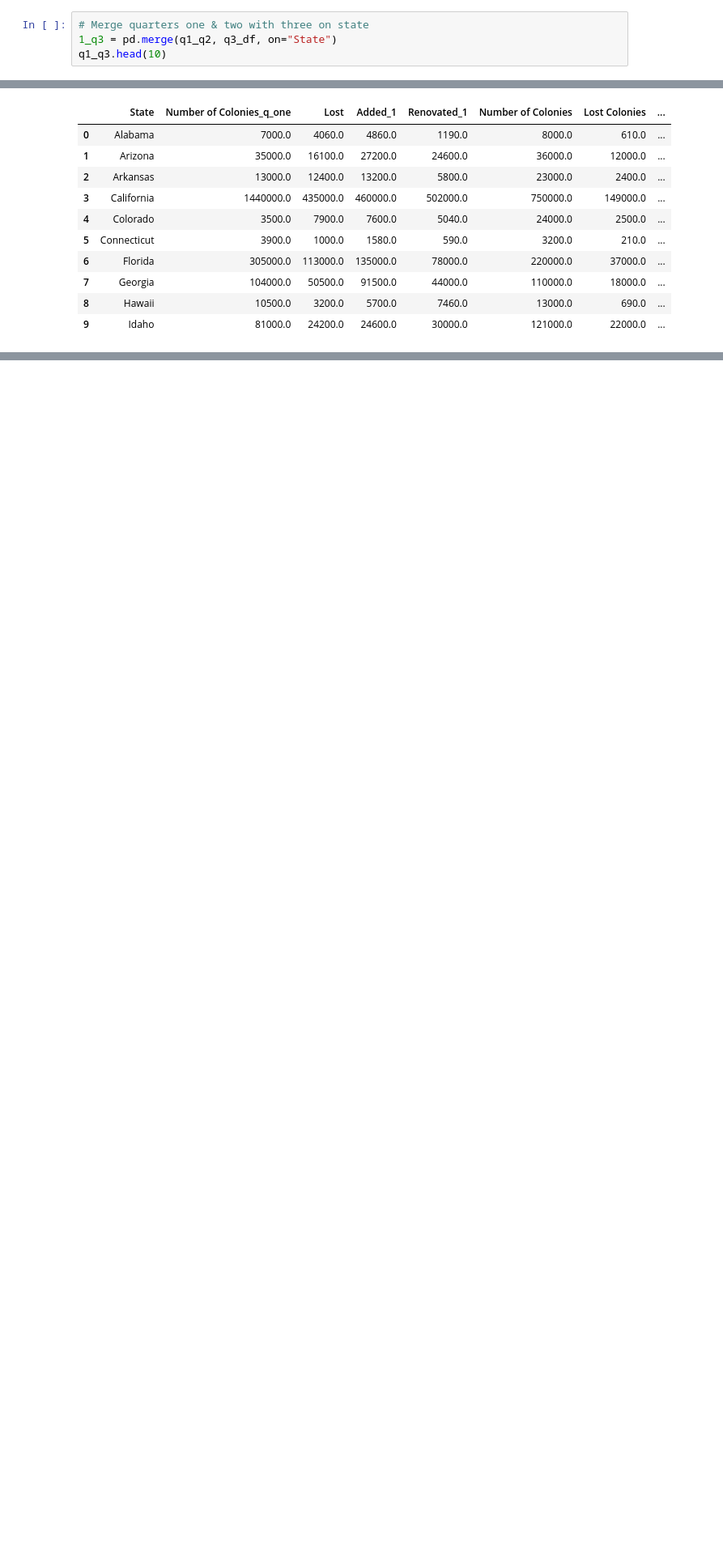
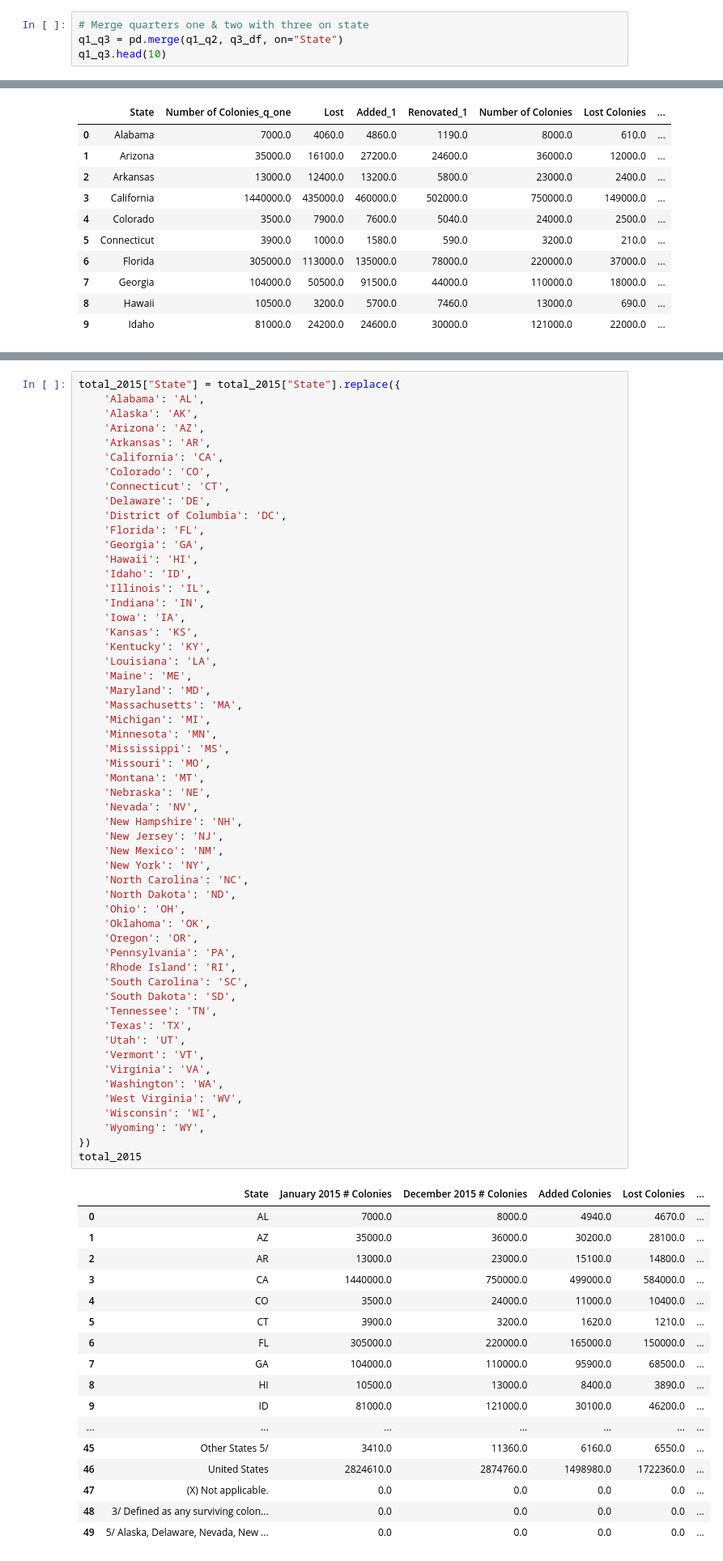
Before and after one commit to ericaleon/ETL_project, a Jupyter notebook: Extract Colony Data.ipynb, the cells around one changed output, grey strips where cells are left out. Shown: that part at 81% size. Drawn from its saved outputs; the diff is of its cells as text; blank space fills up the shorter version.

```diff
--- a/Extract Colony Data.ipynb
+++ b/Extract Colony Data.ipynb
@@ -155,7 +155,7 @@ q1_q2.head(10)
 | 9 | Idaho | 81000.0 | 10200.0 | 19100.0 | 18500.0 |
 # %%
 # Merge quarters one & two with three on state
-1_q3 = pd.merge(q1_q2, q3_df, on="State")
+q1_q3 = pd.merge(q1_q2, q3_df, on="State")
 q1_q3.head(10)
 # %% [output]
 |  | State | Number of Colonies_q_one | Lost | Added_x | Renovated_x | Number of Colonies | Lost Colonies | ... |
@@ -317,6 +317,79 @@ total_2015
 | 47 | (X) Not applicable. | 0.0 | 0.0 | 0.0 | 0.0 | ... |
 | 48 | 3/ Defined as any surviving colon... | 0.0 | 0.0 | 0.0 | 0.0 | ... |
 | 49 | 5/ Alaska, Delaware, Nevada, New ... | 0.0 | 0.0 | 0.0 | 0.0 | ... |
+# %%
+total_2015["State"] = total_2015["State"].replace({
+    'Alabama': 'AL',
+    'Alaska': 'AK',
+    'Arizona': 'AZ',
+    'Arkansas': 'AR',
+    'California': 'CA',
+    'Colorado': 'CO',
+    'Connecticut': 'CT',
+    'Delaware': 'DE',
+    'District of Columbia': 'DC',
+    'Florida': 'FL',
+    'Georgia': 'GA',
+    'Hawaii': 'HI',
+    'Idaho': 'ID',
+    'Illinois': 'IL',
+    'Indiana': 'IN',
+    'Iowa': 'IA',
+    'Kansas': 'KS',
+    'Kentucky': 'KY',
+    'Louisiana': 'LA',
+    'Maine': 'ME',
+    'Maryland': 'MD',
+    'Massachusetts': 'MA',
+    'Michigan': 'MI',
+    'Minnesota': 'MN',
+    'Mississippi': 'MS',
+    'Missouri': 'MO',
+    'Montana': 'MT',
+    'Nebraska': 'NE',
+    'Nevada': 'NV',
+    'New Hampshire': 'NH',
+    'New Jersey': 'NJ',
+    'New Mexico': 'NM',
+    'New York': 'NY',
+    'North Carolina': 'NC',
+    'North Dakota': 'ND',
+    'Ohio': 'OH',
+    'Oklahoma': 'OK',
+    'Oregon': 'OR',
+    'Pennsylvania': 'PA',
+    'Rhode Island': 'RI',
+    'South Carolina': 'SC',
+    'South Dakota': 'SD',
+    'Tennessee': 'TN',
+    'Texas': 'TX',
+    'Utah': 'UT',
+    'Vermont': 'VT',
+    'Virginia': 'VA',
+    'Washington': 'WA',
+    'West Virginia': 'WV',
+    'Wisconsin': 'WI',
+    'Wyoming': 'WY',
+})
+total_2015
+# %% [output]
+|  | State | January 2015 # Colonies | December 2015 # Colonies | Added Colonies | Lost Colonies | ... |
+| 0 | AL | 7000.0 | 8000.0 | 4940.0 | 4670.0 | ... |
+| 1 | AZ | 35000.0 | 36000.0 | 30200.0 | 28100.0 | ... |
+| 2 | AR | 13000.0 | 23000.0 | 15100.0 | 14800.0 | ... |
+| 3 | CA | 1440000.0 | 750000.0 | 499000.0 | 584000.0 | ... |
+| 4 | CO | 3500.0 | 24000.0 | 11000.0 | 10400.0 | ... |
+| 5 | CT | 3900.0 | 3200.0 | 1620.0 | 1210.0 | ... |
+| 6 | FL | 305000.0 | 220000.0 | 165000.0 | 150000.0 | ... |
+| 7 | GA | 104000.0 | 110000.0 | 95900.0 | 68500.0 | ... |
+| 8 | HI | 10500.0 | 13000.0 | 8400.0 | 3890.0 | ... |
+| 9 | ID | 81000.0 | 121000.0 | 30100.0 | 46200.0 | ... |
+| ... | ... | ... | ... | ... | ... | ... |
+| 45 | Other States 5/ | 3410.0 | 11360.0 | 6160.0 | 6550.0 | ... |
+| 46 | United States | 2824610.0 | 2874760.0 | 1498980.0 | 1722360.0 | ... |
+| 47 | (X) Not applicable. | 0.0 | 0.0 | 0.0 | 0.0 | ... |
+| 48 | 3/ Defined as any surviving colon... | 0.0 | 0.0 | 0.0 | 0.0 | ... |
+| 49 | 5/ Alaska, Delaware, Nevada, New ... | 0.0 | 0.0 | 0.0 | 0.0 | ... |
 # %%
 # Set dataframe index to state
 total_2015=total_2015.set_index("State")
```
Also changed, not shown: parts of 5 cells of this notebook, 1 other file.
